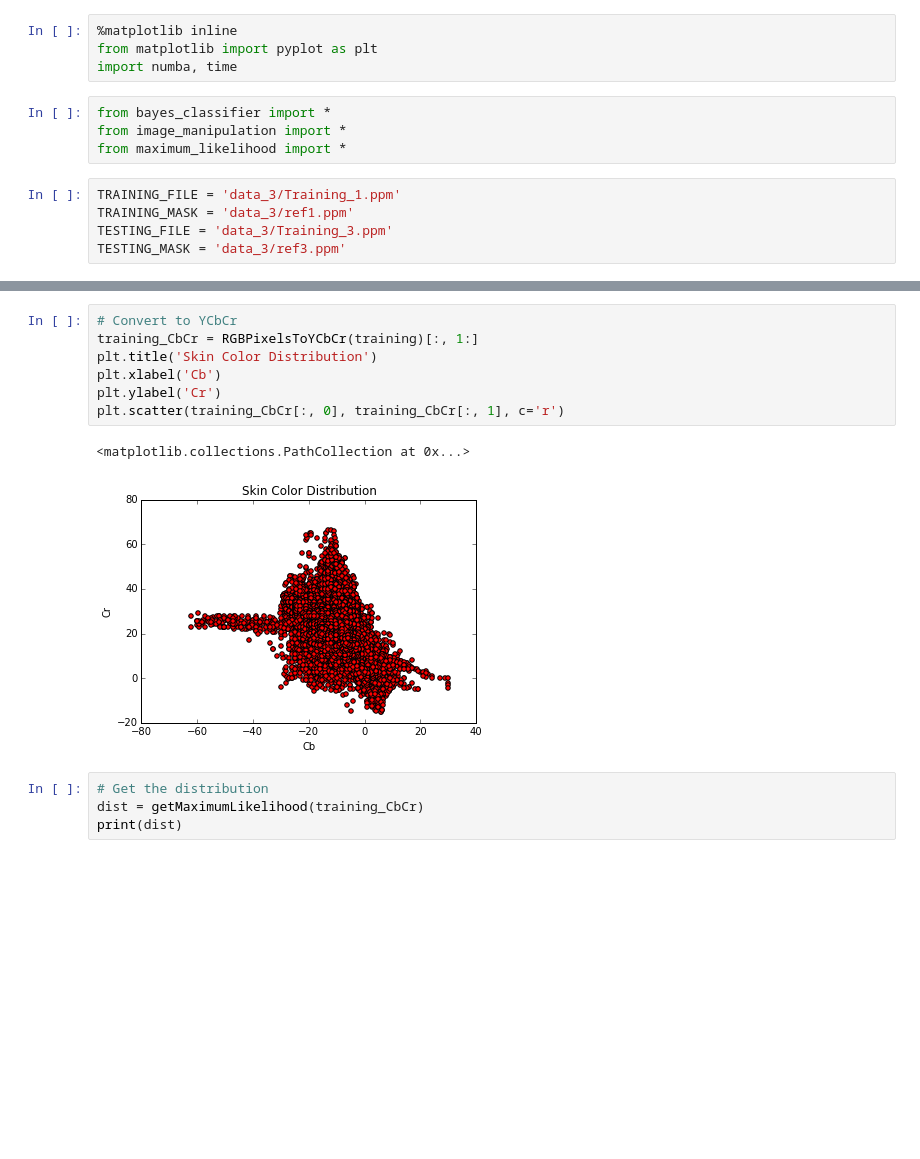
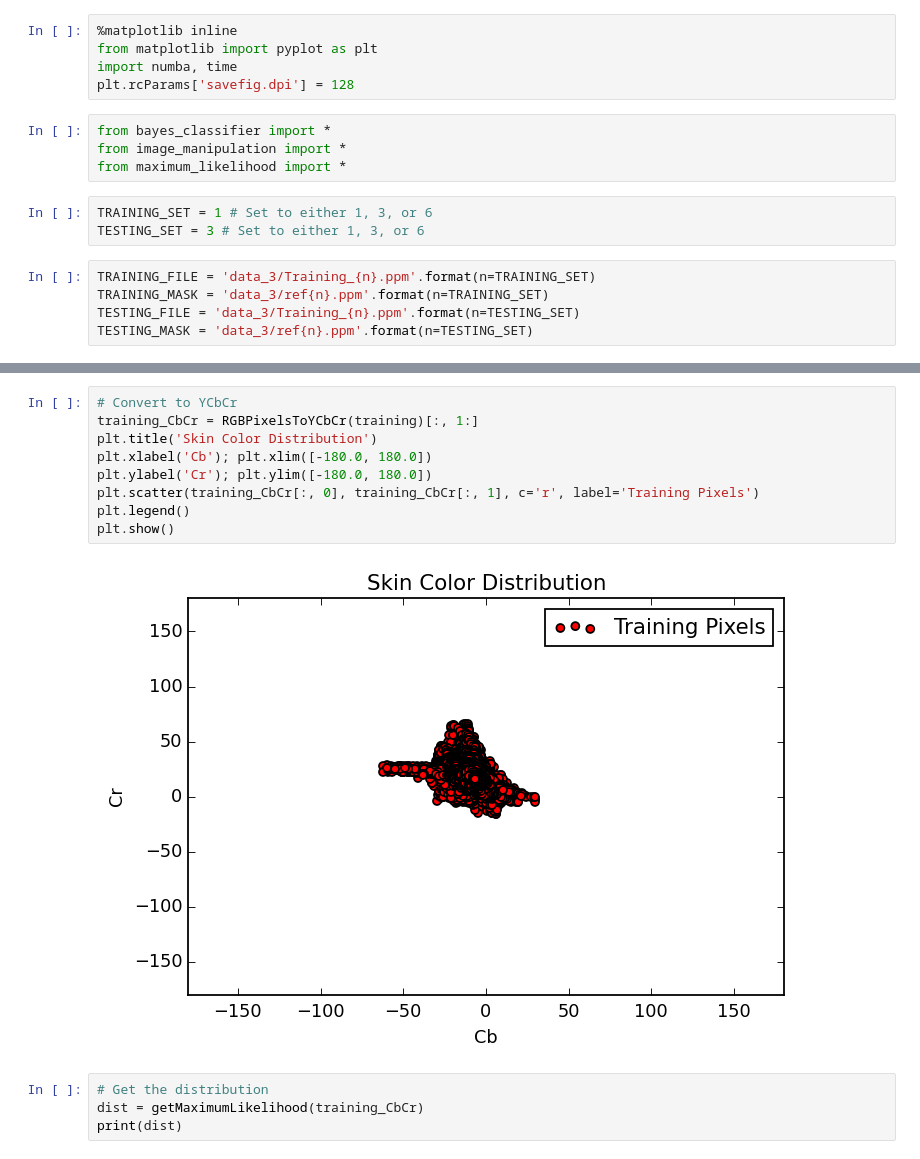
Before and after one commit to lavahot/Pattern-Recognition, a Jupyter notebook: Maximum-Likelihood/testing_3.ipynb, the cells around one changed output, grey strips where cells are left out. Saved outputs shown, nothing was run; the diff lists cells and outputs as text; blank space fills up the shorter version.

Commit message:
Finished testing

```diff
--- a/Maximum-Likelihood/testing_3.ipynb
+++ b/Maximum-Likelihood/testing_3.ipynb
@@ -2,15 +2,19 @@
 %matplotlib inline
 from matplotlib import pyplot as plt
 import numba, time
+plt.rcParams['savefig.dpi'] = 128
 # %%
 from bayes_classifier import *
 from image_manipulation import *
 from maximum_likelihood import *
+# %%
+TRAINING_SET = 1 # Set to either 1, 3, or 6
+TESTING_SET = 3 # Set to either 1, 3, or 6
 # %%
-TRAINING_FILE = 'data_3/Training_1.ppm'
-TRAINING_MASK = 'data_3/ref1.ppm'
-TESTING_FILE = 'data_3/Training_3.ppm'
-TESTING_MASK = 'data_3/ref3.ppm'
+TRAINING_FILE = 'data_3/Training_{n}.ppm'.format(n=TRAINING_SET)
+TRAINING_MASK = 'data_3/ref{n}.ppm'.format(n=TRAINING_SET)
+TESTING_FILE = 'data_3/Training_{n}.ppm'.format(n=TESTING_SET)
+TESTING_MASK = 'data_3/ref{n}.ppm'.format(n=TESTING_SET)
 # %%
 # Load training image
 img = readImg(TRAINING_FILE)
@@ -40,13 +44,14 @@ plt.show()
 # %%
 # Convert to YCbCr
 training_CbCr = RGBPixelsToYCbCr(training)[:, 1:]
 plt.title('Skin Color Distribution')
-plt.xlabel('Cb')
-plt.ylabel('Cr')
-plt.scatter(training_CbCr[:, 0], training_CbCr[:, 1], c='r')
+plt.xlabel('Cb'); plt.xlim([-180.0, 180.0])
+plt.ylabel('Cr'); plt.ylim([-180.0, 180.0])
+plt.scatter(training_CbCr[:, 0], training_CbCr[:, 1], c='r', label='Training Pixels')
+plt.legend()
+plt.show()
 # %% [output]
-<matplotlib.collections.PathCollection at 0x...>
-[figure, old version]
+[figure, new version]
 # %%
 # Get the distribution
 dist = getMaximumLikelihood(training_CbCr)
```
Also changed, not shown: parts of 13 cells of this notebook.
